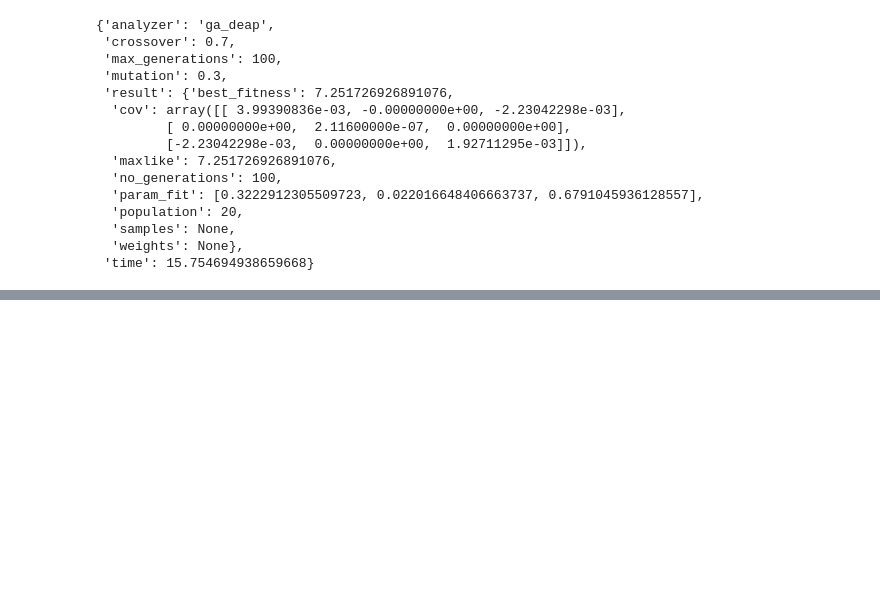
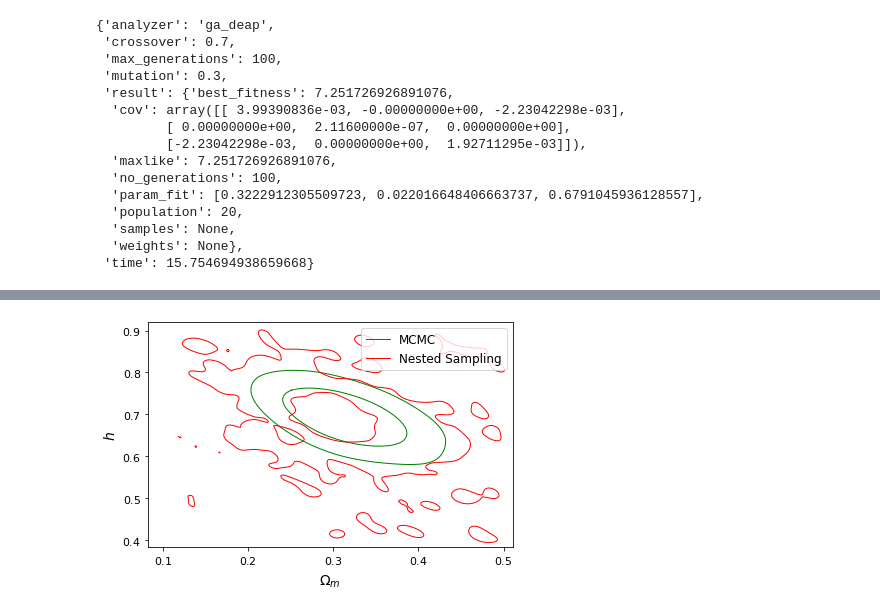
Before and after one commit to igomezv/simplemc_workshop, a Jupyter notebook: simplemc_colab.ipynb, the cells around one changed output, grey strips where cells are left out. Drawn from its saved outputs; the diff is of its cells as text; code cells hidden in the pictures; blank space fills up the shorter version.

```diff
--- a/simplemc_colab.ipynb
+++ b/simplemc_colab.ipynb
@@ -178,0 +333,11 @@ Information criterions:
+# %%
+# Customized 2D filled comparison plot
+
+g = plots.get_single_plotter(width_inch=6, ratio= 2. / 3.)
+g.settings.legend_fontsize = 12
+g.plot_2d([samp1, samp2], labels[0], labels[2], filled=False, line_args={'lw':1},
+          colors=['green', 'red', 'indigo'], smooth_s=0.8)
+
+g.add_legend(['MCMC', 'Nested Sampling'], legend_loc='upper right');
+# %% [output]
+[figure, added]
```
Also changed, not shown: parts of 16 cells of this notebook.
